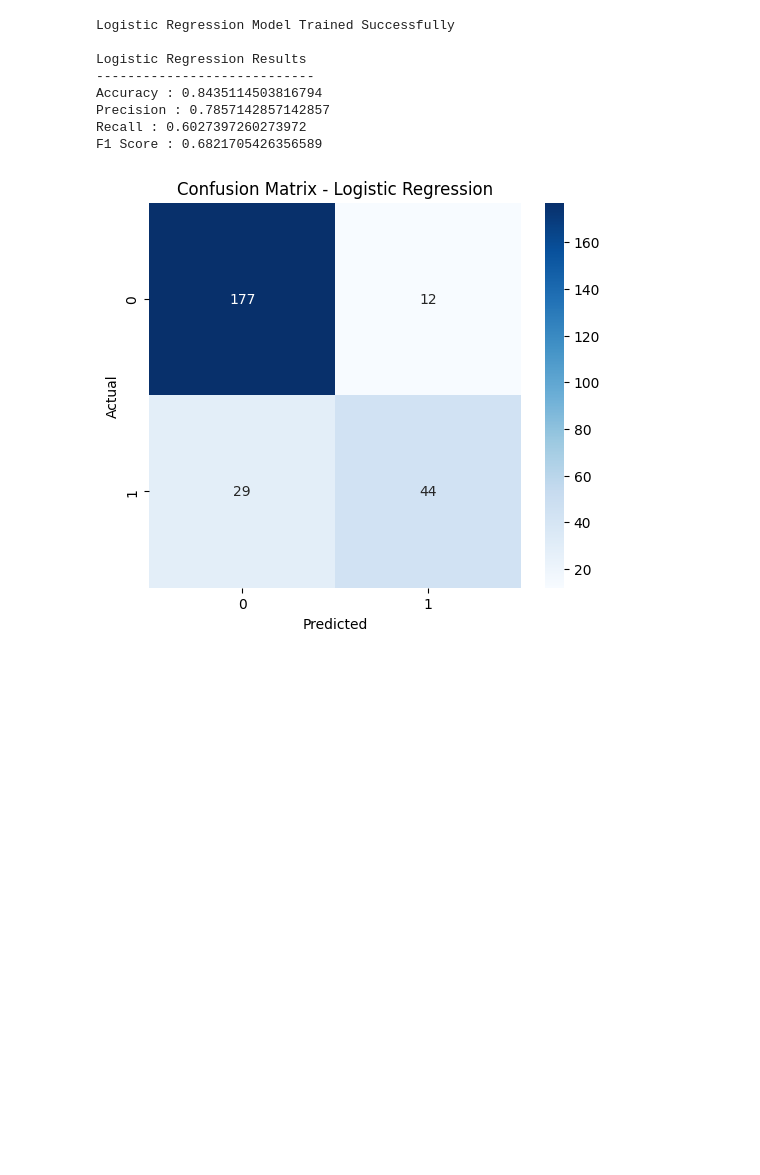
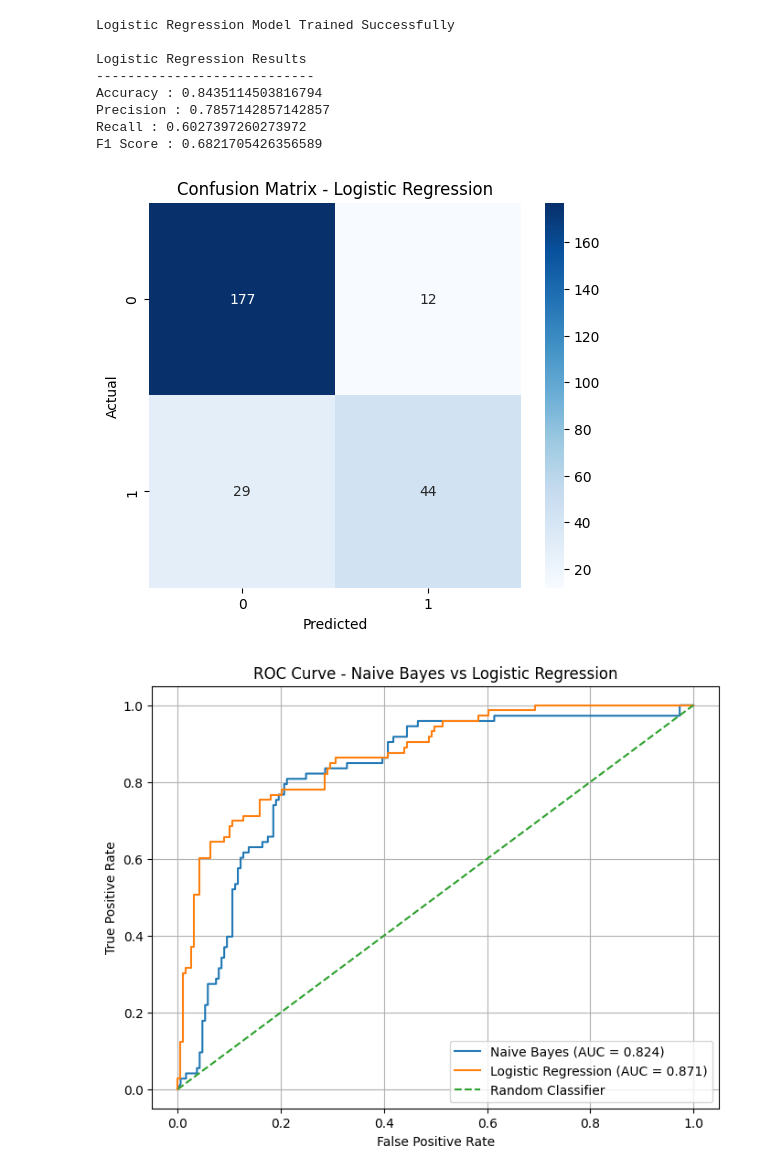
Before and after one commit to Abhi0129n/Machine-learning-, a Jupyter notebook: titanic dataset naive bayes and logistic regression .ipynb, the cells around one changed output. Drawn from its saved outputs; the diff is of its cells as text; code cells hidden in the pictures; blank space fills up the shorter version.

Commit message:
with roc curve

```diff
--- a/titanic dataset naive bayes and logistic regression .ipynb
+++ b/titanic dataset naive bayes and logistic regression .ipynb
@@ -344,3 +344,84 @@ plt.title("Confusion Matrix - Logistic Regression")
 plt.show()
 # %% [output]
 [figure]
+# %%
+# ==========================================
+# ROC Curve - Naive Bayes vs Logistic Regression
+# ==========================================
+
+from sklearn.metrics import roc_curve, roc_auc_score
+import matplotlib.pyplot as plt
+
+
+# ------------------------------------------
+# Naive Bayes Probability
+# ------------------------------------------
+
+y_prob_nb = model.predict_proba(X_test)[:, 1]
+
+fpr_nb, tpr_nb, thresholds_nb = roc_curve(
+    y_test,
+    y_prob_nb
+)
+
+auc_nb = roc_auc_score(
+    y_test,
+    y_prob_nb
+)
+
+
+# ------------------------------------------
+# Logistic Regression Probability
+# ------------------------------------------
+
+y_prob_lr = logistic_model.predict_proba(X_test)[:, 1]
+
+fpr_lr, tpr_lr, thresholds_lr = roc_curve(
+    y_test,
+    y_prob_lr
+)
+
+auc_lr = roc_auc_score(
+    y_test,
+    y_prob_lr
+)
+
+
+# ------------------------------------------
+# Plot ROC Curves
+# ------------------------------------------
+
+plt.figure(figsize=(8, 6))
+
+plt.plot(
+    fpr_nb,
+    tpr_nb,
+    label=f"Naive Bayes (AUC = {auc_nb:.3f})"
+)
+
+plt.plot(
+    fpr_lr,
+    tpr_lr,
+    label=f"Logistic Regression (AUC = {auc_lr:.3f})"
+)
+
+# Random classifier line
+plt.plot(
+    [0, 1],
+    [0, 1],
+    linestyle="--",
+    label="Random Classifier"
+)
+
+plt.xlabel("False Positive Rate")
+plt.ylabel("True Positive Rate")
+
+plt.title("ROC Curve - Naive Bayes vs Logistic Regression")
+
+plt.legend()
+
+plt.grid()
+
+plt.show()
+# %% [output]
+[figure, added]
```
